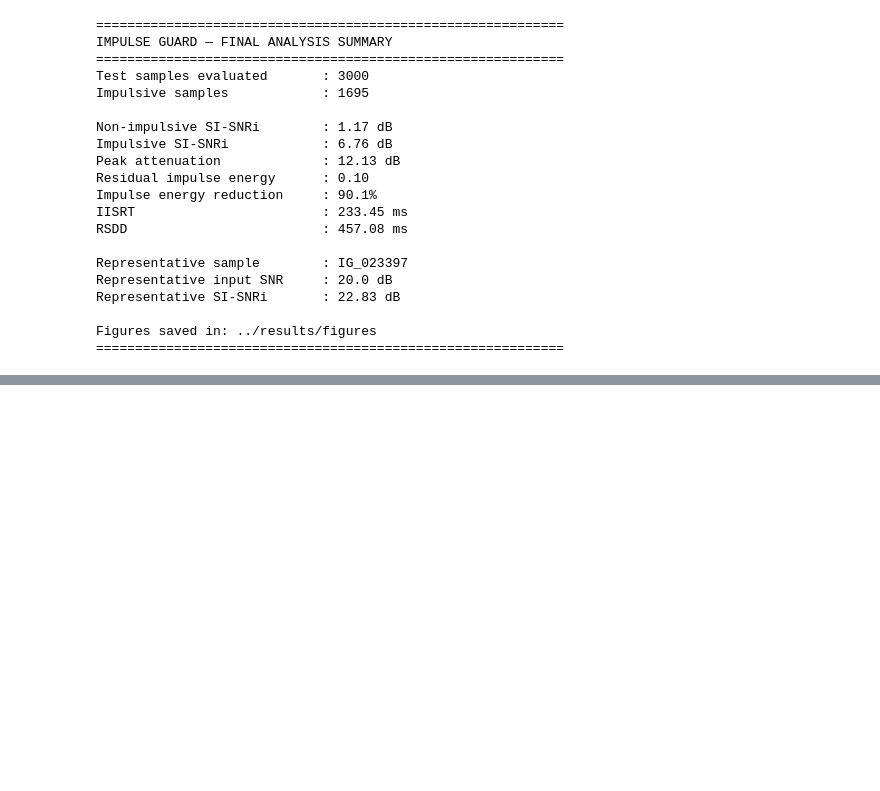
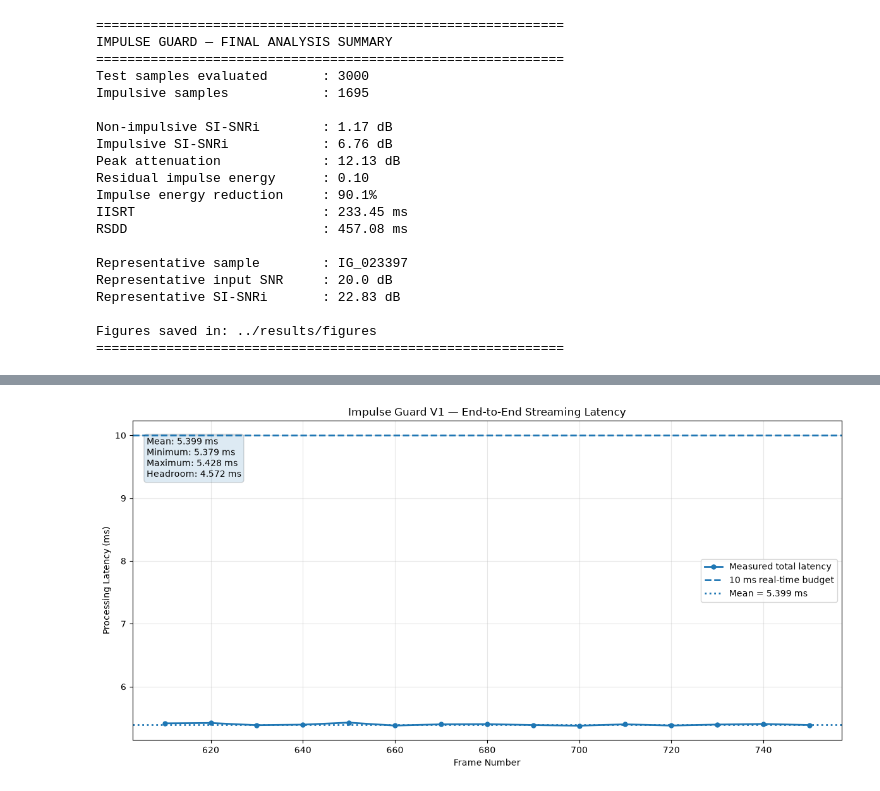
Before and after one commit to zenimon/jigglypuff, a Jupyter notebook: notebooks/Impulse_Guard_Data_Analysis.ipynb, the cells around one changed output, grey strips where cells are left out. Cells and saved outputs as stored; diff of their text form; code cells hidden in the pictures; blank space fills up the shorter version.

```diff
--- a/notebooks/Impulse_Guard_Data_Analysis.ipynb
+++ b/notebooks/Impulse_Guard_Data_Analysis.ipynb
@@ -1170,0 +1248,91 @@ Figures saved in: ../results/figures
+# %%
+
+import matplotlib.pyplot as plt
+import numpy as np
+
+# Measured TOTAL latency from ESP32-S3
+frames = np.array([
+    610, 620, 630, 640, 650, 660, 670, 680,
+    690, 700, 710, 720, 730, 740, 750
+])
+
+latency_us = np.array([
+    5416, 5422, 5387, 5396, 5428, 5381, 5401, 5404,
+    5389, 5379, 5401, 5381, 5397, 5407, 5389
+])
+
+# Convert microseconds → milliseconds
+latency_ms = latency_us / 1000.0
+
+# Statistics
+mean_latency = np.mean(latency_ms)
+min_latency = np.min(latency_ms)
+max_latency = np.max(latency_ms)
+
+# Real-time processing budget
+budget_ms = 10.0
+
+# Plot
+plt.figure(figsize=(12, 6))
+
+plt.plot(
+    frames,
+    latency_ms,
+    marker="o",
+    linewidth=2,
+    markersize=5,
+    label="Measured total latency"
+)
+
+plt.axhline(
+    budget_ms,
+    linestyle="--",
+    linewidth=2,
+    label="10 ms real-time budget"
+)
+
+# Mean line
+plt.axhline(
+    mean_latency,
+    linestyle=":",
+    linewidth=2,
+    label=f"Mean = {mean_latency:.3f} ms"
+)
+
+# Labels
+plt.xlabel("Frame Number")
+plt.ylabel("Processing Latency (ms)")
+plt.title("Impulse Guard V1 — End-to-End Streaming Latency")
+
+plt.grid(True, alpha=0.3)
+plt.legend()
+
+# Statistics box
+text = (
+    f"Mean: {mean_latency:.3f} ms\n"
+    f"Minimum: {min_latency:.3f} ms\n"
+    f"Maximum: {max_latency:.3f} ms\n"
+    f"Headroom: {budget_ms - max_latency:.3f} ms"
+)
+
+plt.text(
+    0.02,
+    0.95,
+    text,
+    transform=plt.gca().transAxes,
+    verticalalignment="top",
+    bbox=dict(boxstyle="round", alpha=0.15)
+)
+
+plt.tight_layout()
+
+# Save high-resolution image for PPT
+plt.savefig(
+    "impulse_guard_total_latency.png",
+    dpi=300,
+    bbox_inches="tight"
+)
+
+plt.show()
+# %% [output]
+[figure, added]
```
Also changed, not shown: parts of 7 cells of this notebook, 25 other files.
